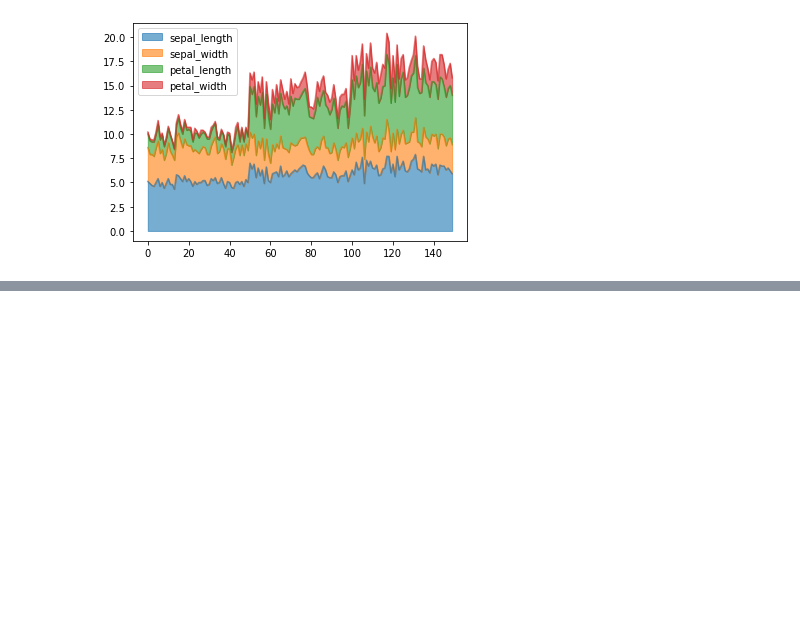
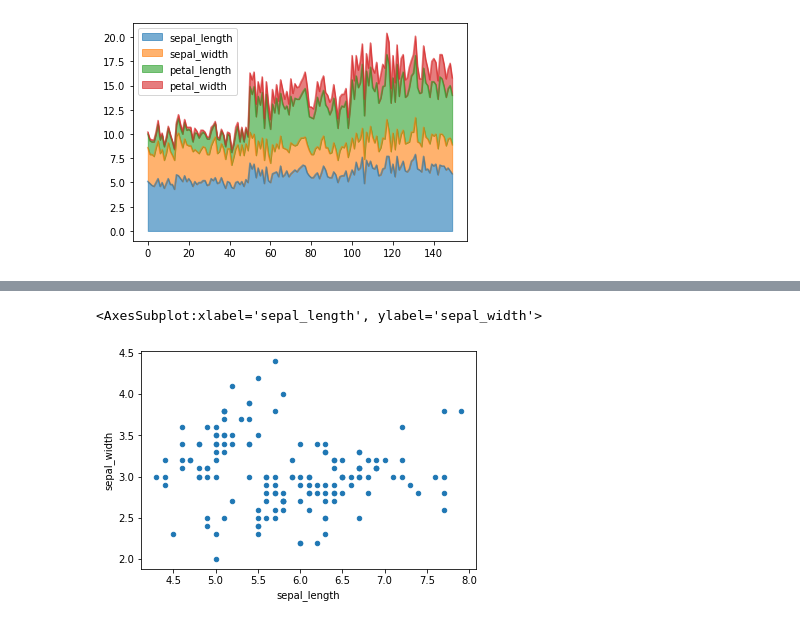
Before and after one commit to Shivanshu04/Datavisualisation, a Jupyter notebook: Graph/graph.ipynb, the cells around one changed output, grey strips where cells are left out. Drawn from its saved outputs; the diff is of its cells as text; code cells hidden in the pictures; blank space fills up the shorter version.

```diff
--- a/Graph/graph.ipynb
+++ b/Graph/graph.ipynb
@@ -76,0 +131,8 @@ what is the range in which petal_width
+# %%
+# Relation Between 'sepal_length'and 'sepal_width'
+# here we plot the scatter plot which means dot plot
+# from the graph we can say that data set is completely distributed and there is no relation
+df.plot.scatter(x ='sepal_length' , y ='sepal_width'  )
+# %% [output]
+<AxesSubplot:xlabel='sepal_length', ylabel='sepal_width'>
+[figure, added]
```
Also changed, not shown: parts of 14 cells of this notebook.
